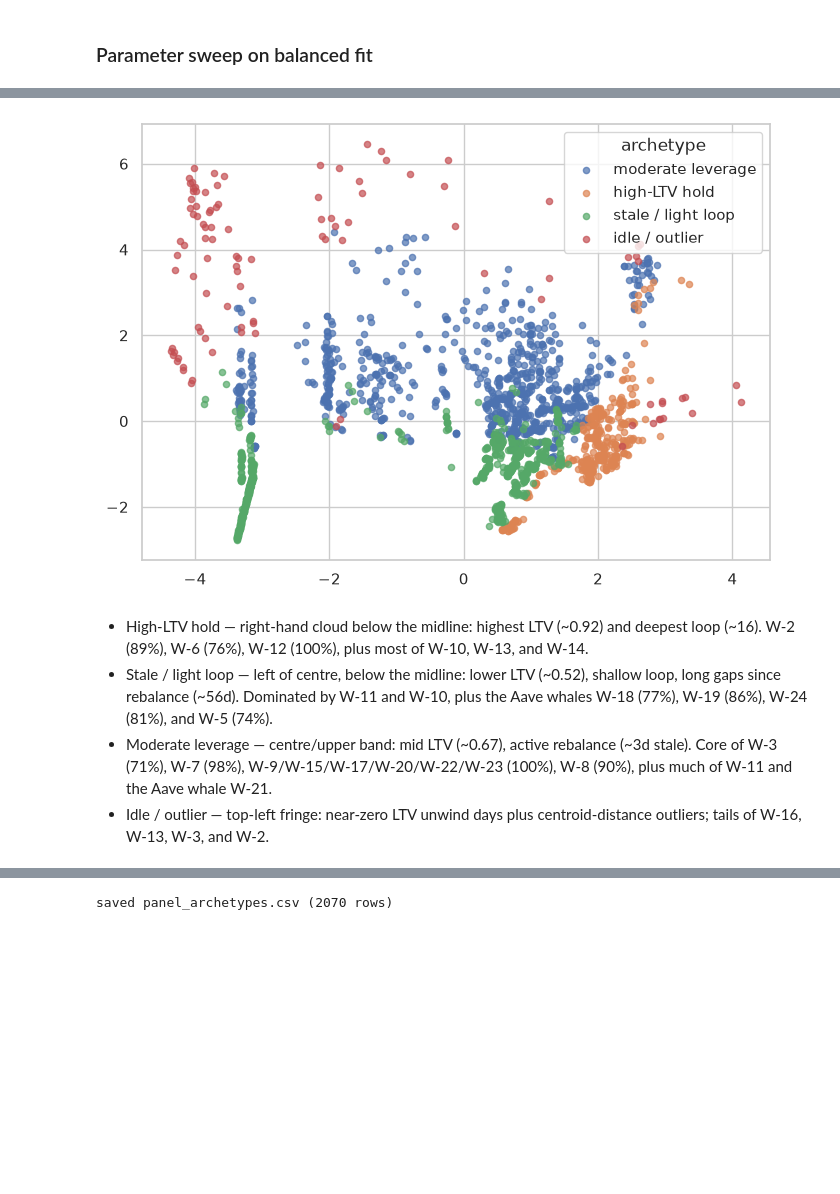
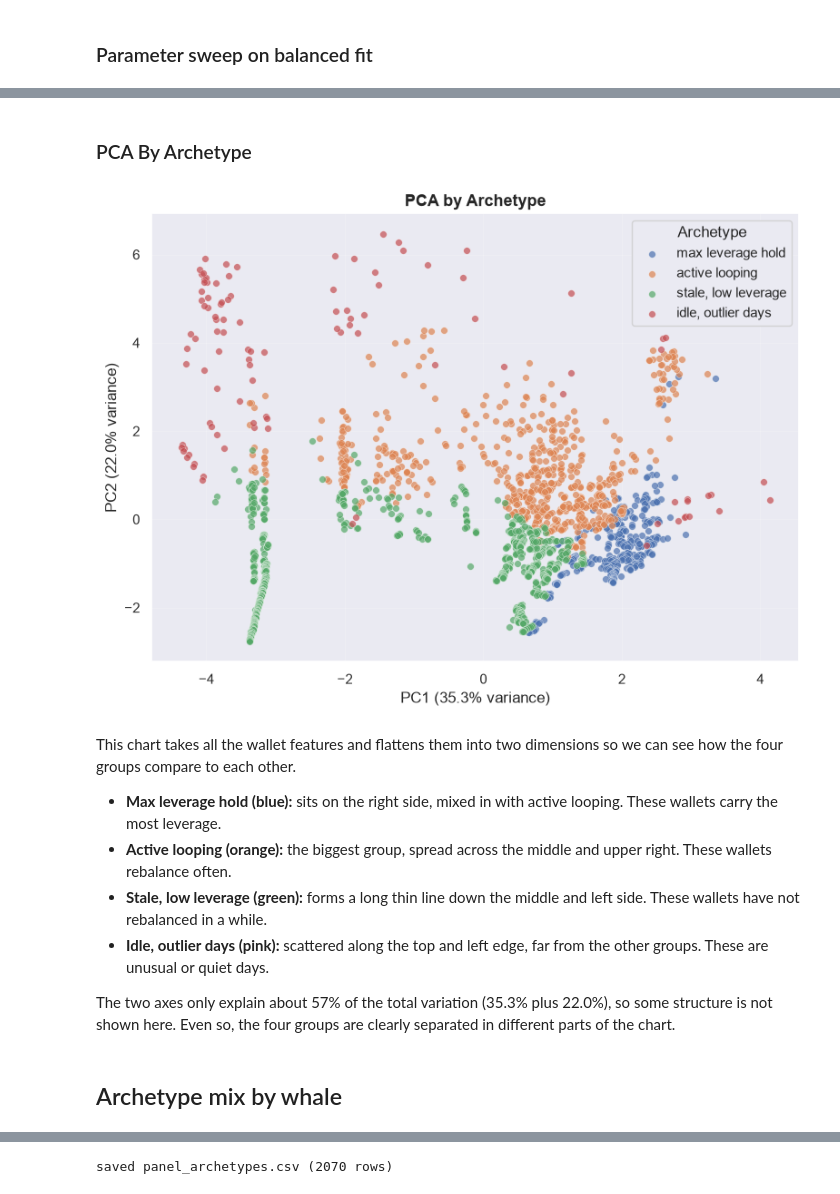
Before and after one commit to Igluminati/recursive-leverage-defi, a Jupyter notebook: analysis/whale-archetypes/03_balanced_clustering.ipynb, the cells around one changed output, grey strips where cells are left out. Drawn from its saved outputs; the diff is of its cells as text; code cells hidden in the pictures; blank space fills up the shorter version.

```diff
--- a/analysis/whale-archetypes/03_balanced_clustering.ipynb
+++ b/analysis/whale-archetypes/03_balanced_clustering.ipynb
@@ -32,8 +58,16 @@ X = scaler.transform(panel[FEATURES].fillna(medians))
 # %%
-fit_pool = panel[panel.groupby("whale_id")["whale_id"].transform("count") >= 8]
-rng = np.random.default_rng(42)
-n_per = fit_pool.groupby("whale_id").size().min()
-idx = [i for _, g in fit_pool.groupby("whale_id") for i in rng.choice(g.index, n_per, replace=False)]
-X_bal = scaler.transform(panel.loc[idx, FEATURES].fillna(medians))
-print(f"rows: {len(panel)} | fit: {len(idx)} ({n_per}/whale)")
+CAP_PER_WHALE = 40
+
+fit_pool = panel[panel.groupby("whale_id")["whale_id"].transform("count") >= 6]
+
+samples = []
+for whale_id, group in fit_pool.groupby("whale_id"):
+    n = min(len(group), CAP_PER_WHALE)
+    samples.append(group.sample(n, random_state=42))
+
+sample = pd.concat(samples)
+
+X_bal = scaler.transform(sample[FEATURES].fillna(medians))
+print(f"rows: {len(panel)} | fit: {len(sample)}")
+print(sample["whale_id"].value_counts().sort_index())
 # %% [output]
@@ -138,20 +264,44 @@ The key insight: **stale rebalancing does not mean high risk**. Stale / light lo
+# %% [markdown]
+### PCA By Archetype
 # %%
-pca = PCA(n_components=2, random_state=42).fit_transform(X)
-panel["x"], panel["y"] = pca[:, 0], pca[:, 1]
-order = ["moderate leverage", "high-LTV hold", "stale / light loop", "idle / outlier"]
-plt.figure(figsize=(7, 5))
-for name in order:
-    s = panel[panel["cluster_name"] == name]
-    if len(s):
-        plt.scatter(s["x"], s["y"], label=name, alpha=0.7, s=20)
-plt.legend(title="archetype")
+pca = PCA(n_components=2, random_state=42)
+coords = pca.fit_transform(X)
+panel["x"], panel["y"] = coords[:, 0], coords[:, 1]
+
+order = ["max leverage hold", "active looping", "stale, low leverage", "idle, outlier days"]
+colors = ["#4C72B0", "#DD8452", "#55A868", "#C44E52"]
+
+fig, ax = plt.subplots(figsize=(8, 6))
+
+for name, color in zip(order, colors):
+    subset = panel[panel["cluster_name"] == name]
+    if len(subset):
+        ax.scatter(
+            subset["x"], subset["y"],
+            label=name, alpha=0.7, s=30,
+            color=color, edgecolor="white", linewidth=0.3
+        )
+
+var_explained = pca.explained_variance_ratio_ * 100
+ax.set_xlabel(f"PC1 ({var_explained[0]:.1f}% variance)")
+ax.set_ylabel(f"PC2 ({var_explained[1]:.1f}% variance)")
+ax.set_title("PCA by Archetype", fontsize=13, fontweight="bold")
+ax.legend(title="Archetype", frameon=True, loc="best")
+ax.grid(alpha=0.2)
+
 plt.tight_layout()
 plt.show()
 # %% [output]
-[figure, old version]
+[figure, new version]
 # %% [markdown]
-- High-LTV hold — right-hand cloud below the midline: highest LTV (~0.92) and deepest loop (~16). W-2 (89%), W-6 (76%), W-12 (100%), plus most of W-10, W-13, and W-14.
-- Stale / light loop — left of centre, below the midline: lower LTV (~0.52), shallow loop, long gaps since rebalance (~56d). Dominated by W-11 and W-10, plus the Aave whales W-18 (77%), W-19 (86%), W-24 (81%), and W-5 (74%).
-- Moderate leverage — centre/upper band: mid LTV (~0.67), active rebalance (~3d stale). Core of W-3 (71%), W-7 (98%), W-9/W-15/W-17/W-20/W-22/W-23 (100%), W-8 (90%), plus much of W-11 and the Aave whale W-21.
-- Idle / outlier — top-left fringe: near-zero LTV unwind days plus centroid-distance outliers; tails of W-16, W-13, W-3, and W-2.
+This chart takes all the wallet features and flattens them into two dimensions so we can see how the four groups compare to each other.
+
+- **Max leverage hold (blue):** sits on the right side, mixed in with active looping. These wallets carry the most leverage.
+- **Active looping (orange):** the biggest group, spread across the middle and upper right. These wallets rebalance often.
+- **Stale, low leverage (green):** forms a long thin line down the middle and left side. These wallets have not rebalanced in a while.
+- **Idle, outlier days (pink):** scattered along the top and left edge, far from the other groups. These are unusual or quiet days.
+
+The two axes only explain about 57% of the total variation (35.3% plus 22.0%), so some structure is not shown here. Even so, the four groups are clearly separated in different parts of the chart.
+# %% [markdown]
+## Archetype mix by whale
 # %%
```
Also changed, not shown: parts of 21 cells of this notebook, 8 other files.
